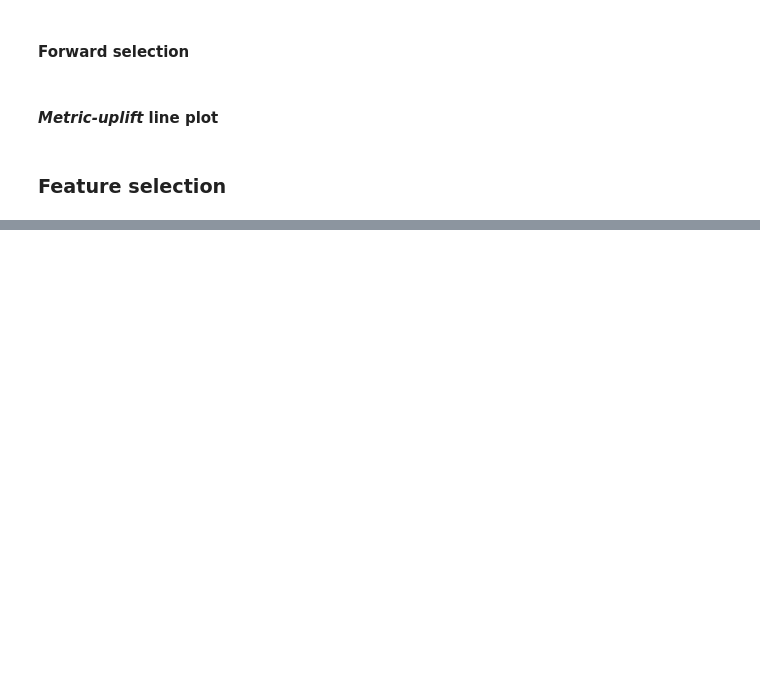
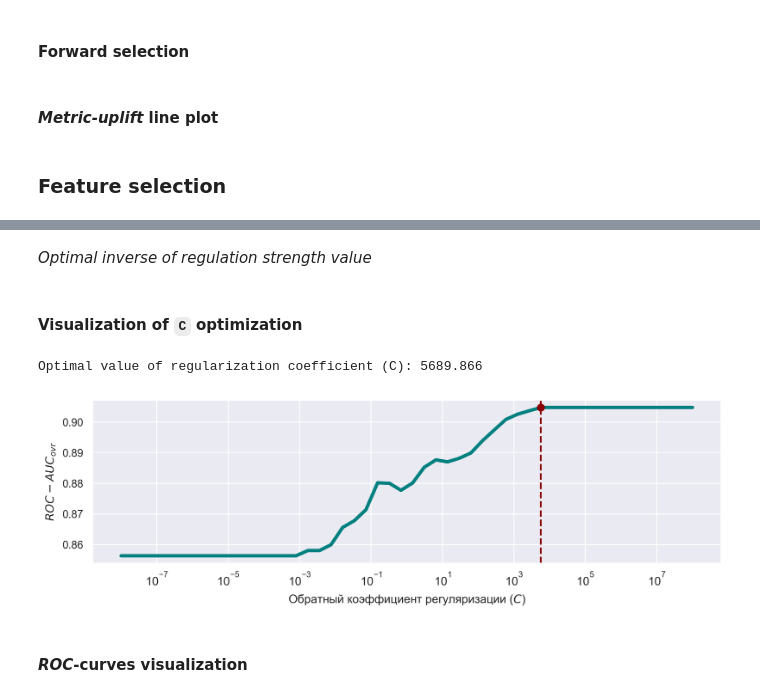
Before and after one commit to Fltvv/go-ftir-sfa, a Jupyter notebook: code/04a_modeling_lr.ipynb, the cells around one changed output, grey strips where cells are left out. Cells and saved outputs as stored; diff of their text form; code cells hidden in the pictures; blank space fills up the shorter version.

```diff
--- a/code/04a_modeling_lr.ipynb
+++ b/code/04a_modeling_lr.ipynb
@@ -1109,0 +1456,11 @@ plt.show()
+# %%
+model, X_tr_scaled, X_te_scaled, scaler, coef_df, scaler_df, metrics_df, best_C_full, c_metric_df = logreg_bootstrap_train_test(
+    X_train=X_train,
+    y_train=y_train,
+    X_test=X_test,
+    y_test=y_test,
+    feature_list=selected_feats,
+    C_values=np.logspace(-8, 8, 50),
+    n_bootstrap=50,
+    random_state=42
+)
@@ -1109,0 +1517,42 @@ plt.show()
+# %% [markdown]
+*Optimal inverse of regulation strength value*
+# %% [markdown]
+#### Visualization of `C` optimization
+# %%
+print(f'Optimal value of regularization coefficient (C): {round(best_C_full, 4)}')
+# %% [output]
+Optimal value of regularization coefficient (C): 5689.866
+# %%
+PLOT_STYLE = {
+    'FIGSIZE': (10, 3.3),
+    'TITLE': '',
+    'TITLE_FONT_SIZE': 14,
+    'TITLE_FONTSTYLE': 'normal',
+    'X_LABEL': 'Обратный коэффициент регуляризации ($C$)',
+    'Y_LABEL': '$ROC-AUC_{ovr}$',
+    'X_LABEL_FONT_SIZE': 12,
+    'Y_LABEL_FONT_SIZE': 12,
+    'X_LABELPAD': 6,
+    'Y_LABELPAD': 6,
+    'X_TICK_LABEL_FONT_SIZE': 12,
+    'Y_TICK_LABEL_FONT_SIZE': 11
+}
+# %%
+fig, ax = plt.subplots(figsize=PLOT_STYLE['FIGSIZE'], dpi=300)
+
+plot_c_metric_curve(
+    c_metric_df=c_metric_df,
+    metric_name='roc_auc',
+    best_C=best_C_full,
+    ax=ax
+)
+
+plt.tight_layout()
+
+plt.savefig(f'{path_to_save}/c_optimization_curve.svg', dpi=600)
+
+plt.show()
+# %% [output]
+[figure, added]
+# %% [markdown]
+#### *ROC*-curves visualization
```
Also changed, not shown: parts of 41 cells of this notebook, 35 other files.
